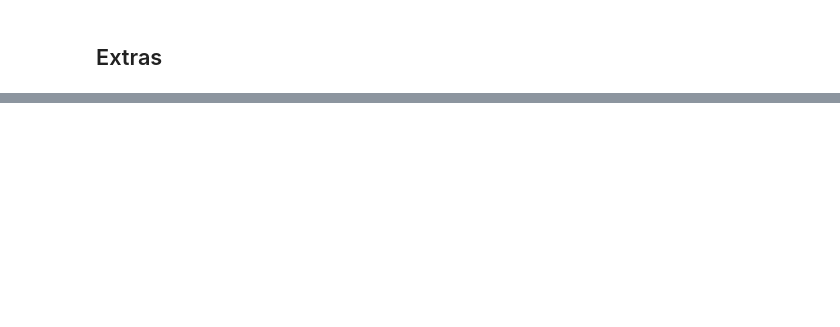
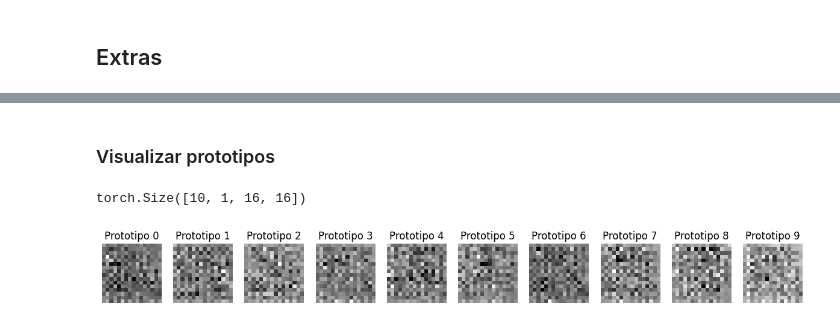
Before and after one commit to sarenales/PrototypesVulnerabilities, a Jupyter notebook: prototipos.ipynb, the cells around one changed output, grey strips where cells are left out. Saved outputs shown, nothing was run; the diff lists cells and outputs as text; code cells hidden in the pictures; blank space fills up the shorter version.

```diff
--- a/prototipos.ipynb
+++ b/prototipos.ipynb
@@ -23,7 +23,7 @@ def get_parser():
     parser.add_argument('-nep', '--epochs',
                         type=int,
                         help='number of epochs to train for',
-                        default=9)
+                        default=5)
 
     parser.add_argument('-lr', '--learning_rate',
                         type=float,
@@ -667,0 +762,41 @@ np.float64(0.9833200085759163)
+# %% [markdown]
+### Visualizar prototipos
+# %%
+import torch
+import torch.nn as nn
+import torch.nn.functional as F
+import matplotlib.pyplot as plt
+
+class PrototypeDecoder(nn.Module):
+    def __init__(self, latent_dim=10):
+        super().__init__()
+        self.fc = nn.Linear(latent_dim, 128)  # Expandimos a más dimensiones
+        self.conv1 = nn.ConvTranspose2d(8, 16, kernel_size=3, stride=2, padding=1, output_padding=1)
+        self.conv2 = nn.ConvTranspose2d(16, 1, kernel_size=4, stride=2, padding=1)
+        self.relu = nn.ReLU()
+
+    def forward(self, x):
+        x = self.fc(x)  # Expandir dimensiones
+        x = x.view(-1, 8, 4, 4)  # Darle forma de imagen pequeña
+        x = self.relu(self.conv1(x))
+        x = torch.sigmoid(self.conv2(x))  # Imagen final en escala de grises
+        return x
+
+# Crear modelo y probar
+decoder = PrototypeDecoder()
+prototypes = torch.randn(10, 10)  # Simular prototipos
+recon_images = decoder(prototypes)
+print(recon_images.shape)
+# %% [output]
+torch.Size([10, 1, 16, 16])
+# %%
+fig, axes = plt.subplots(1, 10, figsize=(15, 3))
+for i, ax in enumerate(axes):
+    img = recon_images[i].squeeze(0).detach().cpu().numpy()
+    ax.imshow(img, cmap="gray")
+    ax.set_title(f"Prototipo {i}")
+    ax.axis("off")
+
+plt.show()
+# %% [output]
+[figure, added]
```
Also changed, not shown: parts of 28 cells of this notebook.
